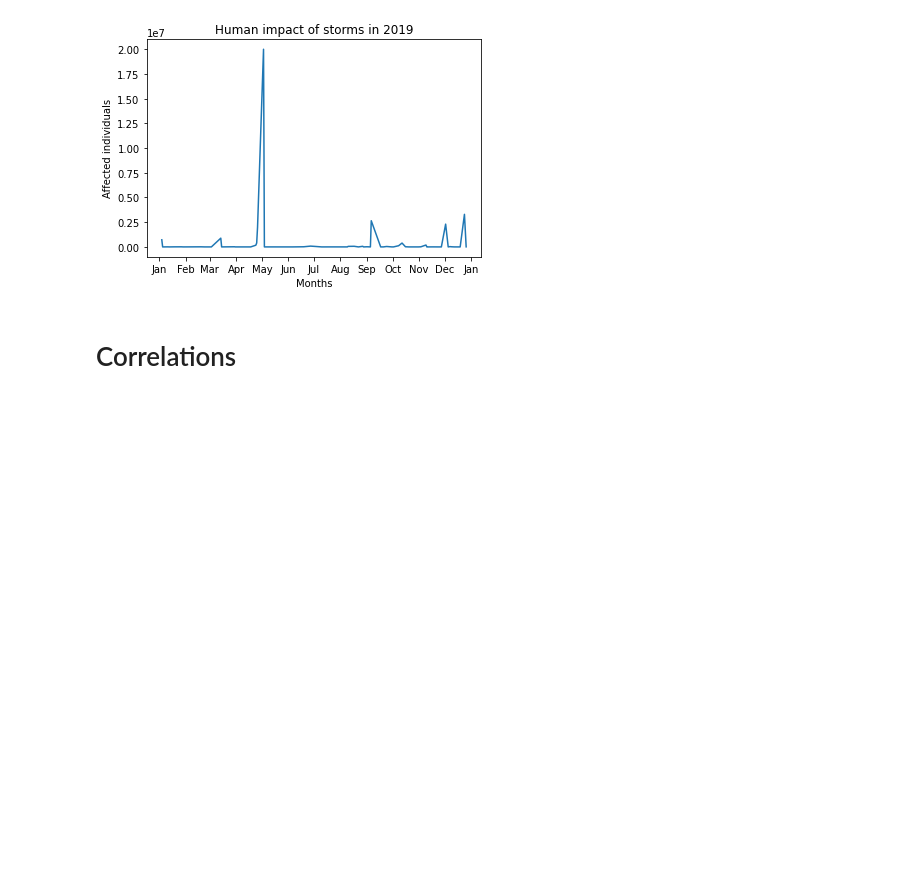
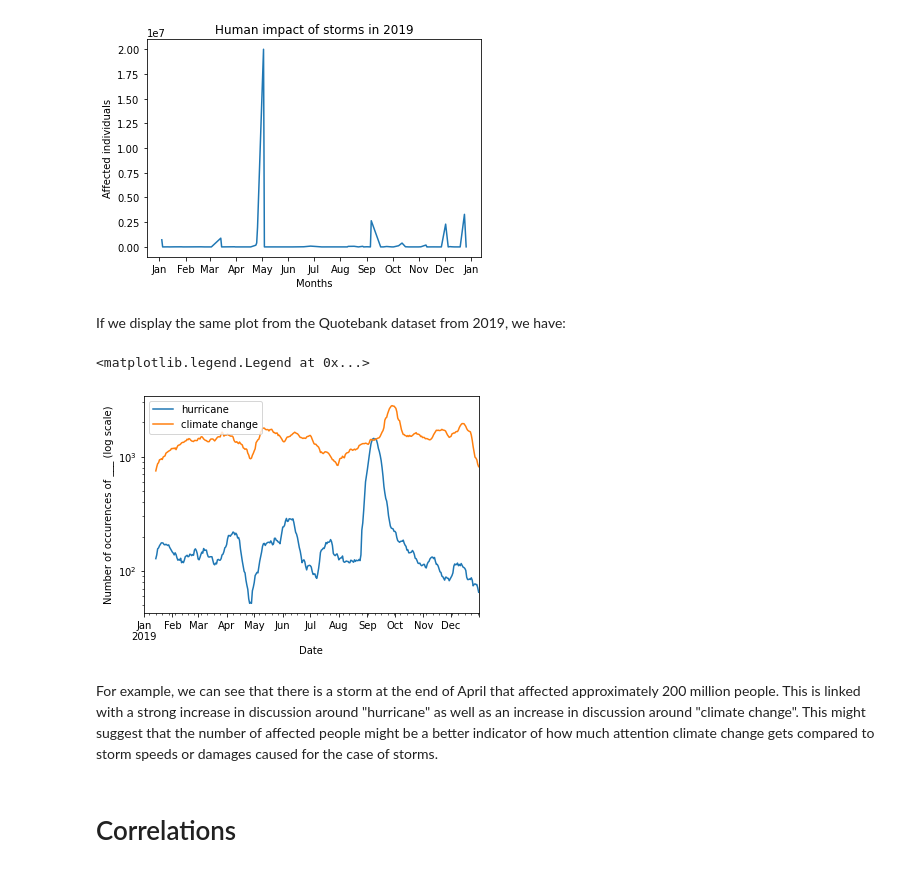
Before and after one commit to epfl-ada/ada-2021-project-data-alchemy, a Jupyter notebook: process.ipynb, the cells around one changed output. Drawn from its saved outputs; the diff is of its cells as text; code cells hidden in the pictures; blank space fills up the shorter version.

```diff
--- a/process.ipynb
+++ b/process.ipynb
@@ -227,6 +220,19 @@ X.set_major_formatter(fmt)
 plt.show()
 # %% [output]
 [figure]
+# %% [markdown]
+If we display the same plot from the Quotebank dataset from 2019, we have:
+# %%
+for keyword in dict_df:
+    ax_roll = dict_count_occurences[keyword].rolling(14).sum().plot(logy = True)
+ax_roll.set_xlabel("Date")
+ax_roll.set_ylabel("Number of occurences of ___ (log scale)")
+ax_roll.legend([keyword for keyword in dict_df], loc = 'upper left')
+# %% [output]
+<matplotlib.legend.Legend at 0x...>
+[figure, added]
+# %% [markdown]
+For example, we can see that there is a storm at the end of April that affected approximately 200 million people. This is linked with a strong increase in discussion around "hurricane" as well as an increase in discussion around "climate change". This might suggest that the number of affected people might be a better indicator of how much attention climate change gets compared to storm speeds or damages caused for the case of storms.
 # %% [markdown]
 # Correlations
 # %% [markdown]
```
Also changed, not shown: parts of 7 cells of this notebook.
